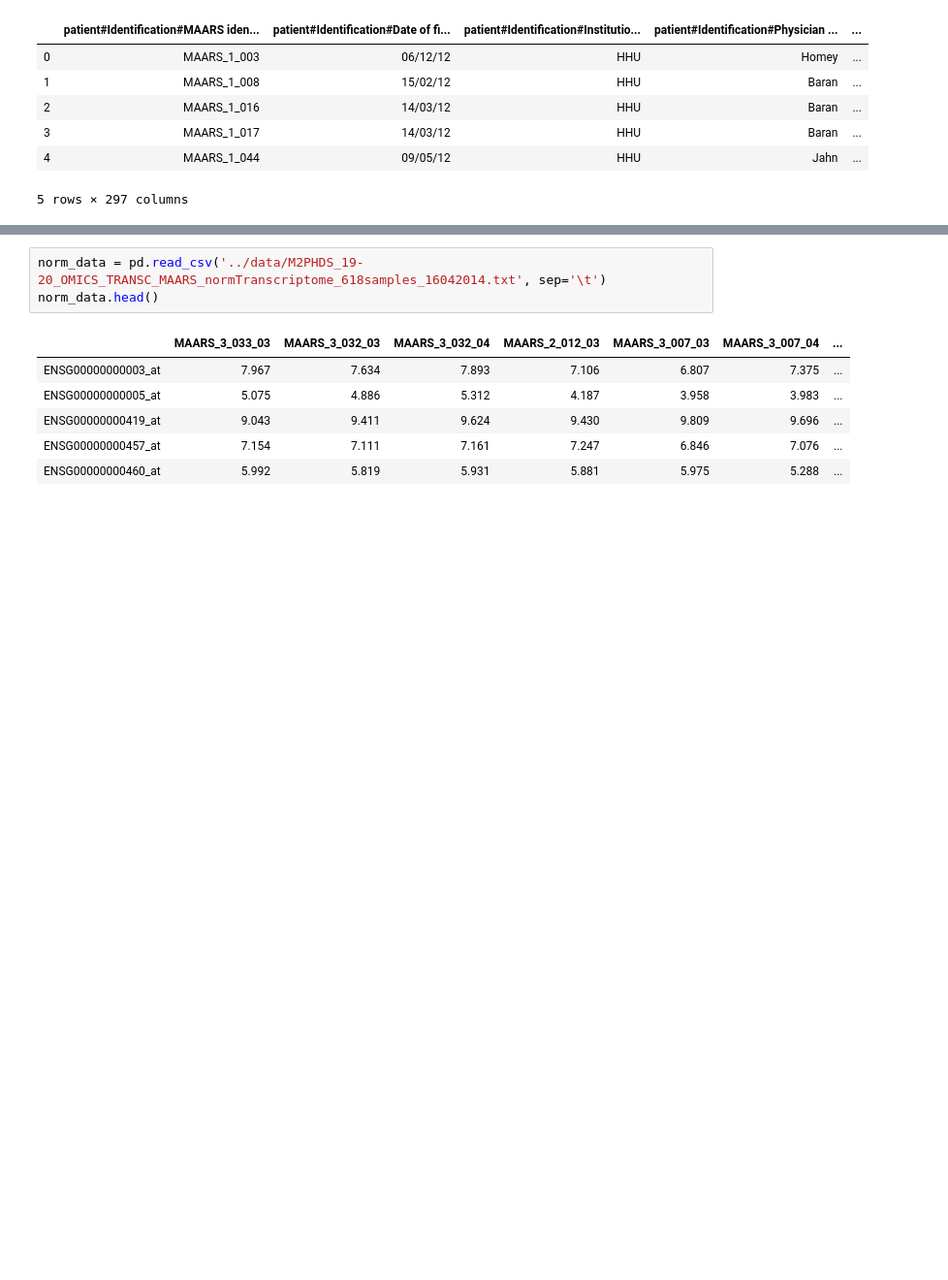
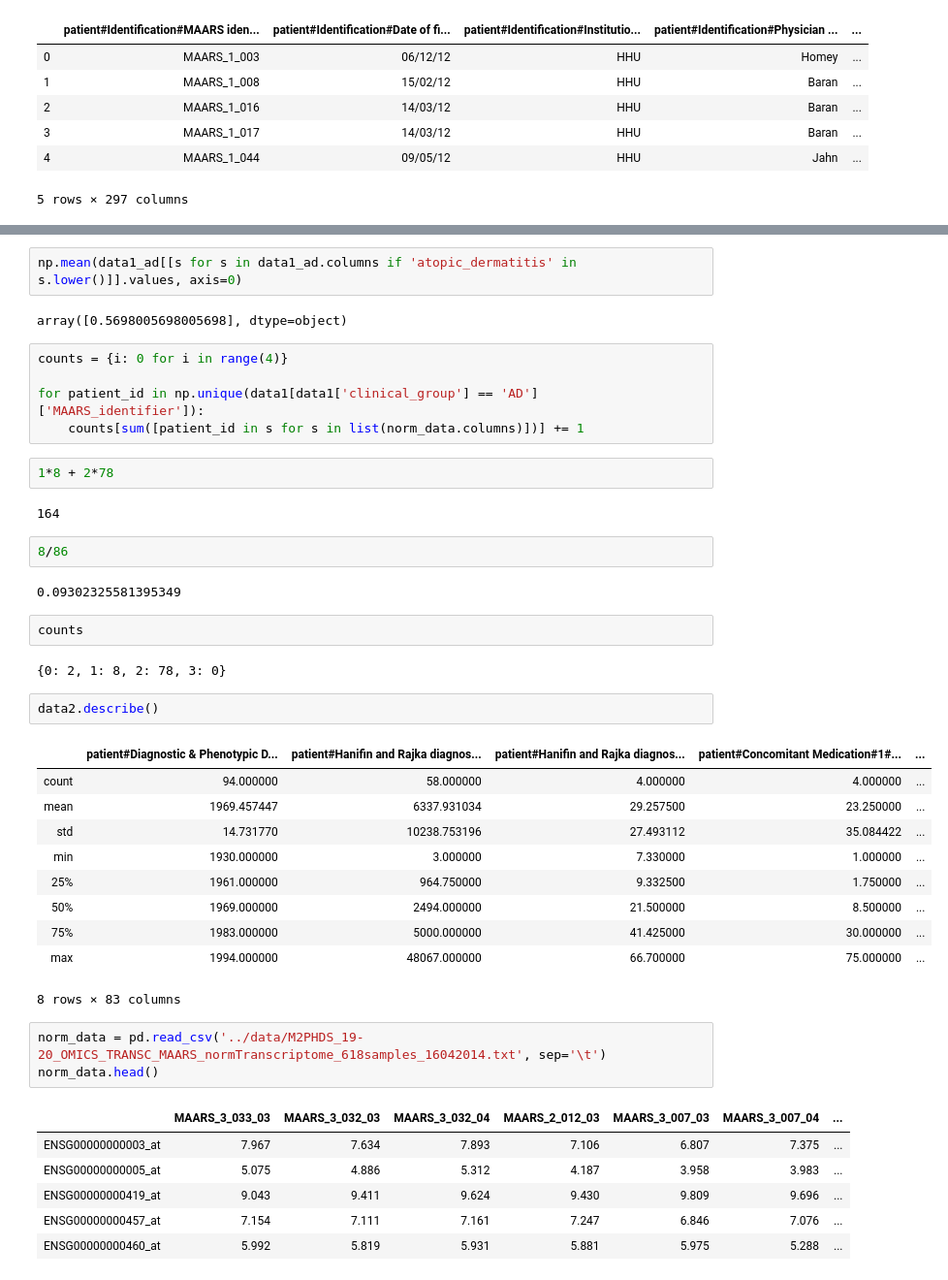
Before and after one commit to LarryShamalama/Omics-Project, a Jupyter notebook: exploratory-data-analysis/exploratory-data-analysis.ipynb, the cells around one changed output, grey strips where cells are left out. Shown: that part at 97% size. Cells and saved outputs as stored; diff of their text form; blank space fills up the shorter version.

```diff
--- a/exploratory-data-analysis/exploratory-data-analysis.ipynb
+++ b/exploratory-data-analysis/exploratory-data-analysis.ipynb
@@ -39,3 +85,37 @@ data2.head()
+# %%
+np.mean(data1_ad[[s for s in data1_ad.columns if 'atopic_dermatitis' in s.lower()]].values, axis=0)
+# %% [output]
+array([0.5698005698005698], dtype=object)
+# %%
+counts = {i: 0 for i in range(4)}
+
+for patient_id in np.unique(data1[data1['clinical_group'] == 'AD']['MAARS_identifier']):
+    counts[sum([patient_id in s for s in list(norm_data.columns)])] += 1
+# %%
+1*8 + 2*78
+# %% [output]
+164
+# %%
+8/86
+# %% [output]
+0.09302325581395349
+# %%
+counts
+# %% [output]
+{0: 2, 1: 8, 2: 78, 3: 0}
+# %%
+data2.describe()
+# %% [output]
+|  | patient#Diagnostic & Phenotypic D... | patient#Hanifin and Rajka diagnos... | patient#Hanifin and Rajka diagnos... | patient#Concomitant Medication#1#... | ... |
+| count | 94.000000 | 58.000000 | 4.000000 | 4.000000 | ... |
+| mean | 1969.457447 | 6337.931034 | 29.257500 | 23.250000 | ... |
+| std | 14.731770 | 10238.753196 | 27.493112 | 35.084422 | ... |
+| min | 1930.000000 | 3.000000 | 7.330000 | 1.000000 | ... |
+| 25% | 1961.000000 | 964.750000 | 9.332500 | 1.750000 | ... |
+| 50% | 1969.000000 | 2494.000000 | 21.500000 | 8.500000 | ... |
+| 75% | 1983.000000 | 5000.000000 | 41.425000 | 30.000000 | ... |
+| max | 1994.000000 | 48067.000000 | 66.700000 | 75.000000 | ... |
+8 rows × 83 columns
 # %%
 norm_data = pd.read_csv('../data/M2PHDS_19-20_OMICS_TRANSC_MAARS_normTranscriptome_618samples_16042014.txt', sep='\t')
 norm_data.head()
```
Also changed, not shown: parts of 5 cells of this notebook, 8 other files.
